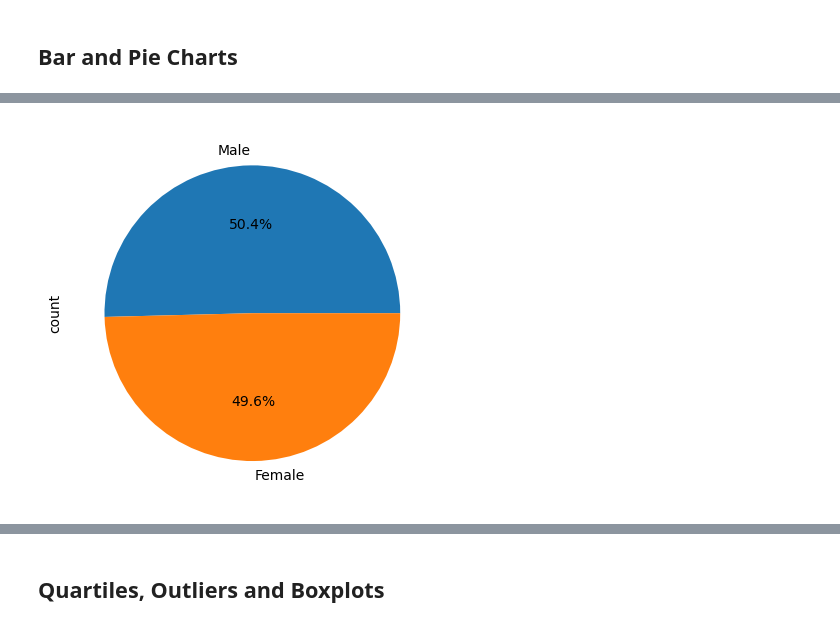
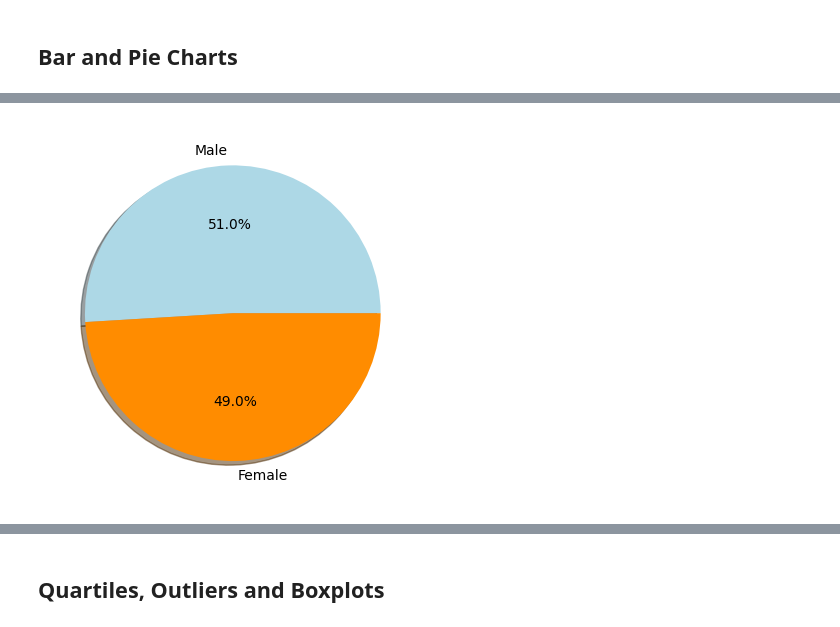
Before and after one commit to lilianag21/Pymaceuticals-Challenge, a Jupyter notebook: Pymaceuticals/pymaceuticals_starter.ipynb, the cells around one changed output, grey strips where cells are left out. Drawn from its saved outputs; the diff is of its cells as text; code cells hidden in the pictures.

```diff
--- a/Pymaceuticals/pymaceuticals_starter.ipynb
+++ b/Pymaceuticals/pymaceuticals_starter.ipynb
@@ -77,7 +84,7 @@ duplicate_mice_df.head(100)
 # Create a clean DataFrame by dropping the duplicate mouse by its ID.
 
 dropped_mouse = 'g989'
-clean_mice = clean_mice[clean_mice['Mouse ID'] != dropped_mouse]
+clean_mice = mice_df[mice_df['Mouse ID'] != dropped_mouse]
 clean_mice.head()
 # %% [output]
 |  | Mouse ID | Timepoint | Tumor Volume (mm3) | Metastatic Sites | Drug Regimen | Sex | Age_months | ... |
@@ -167,9 +198,13 @@ simplified_df.head(100)
 # %%
-# Generate a pie chart, using Pandas, showing the distribution of unique female versus male mice used in the study
+# Generate a pie chart, using pyplot, showing the distribution of unique female versus male mice used in the study
+# Get the unique mice with their gender
+# Make the pie chart
 
-# Get the unique mice with their gender
+gender = clean_mice["Sex"].value_counts()
+colors = ["lightblue", "darkorange"]
 
-
-# Make the pie chart
+plt.pie(gender.values, labels=gender.index, autopct="%1.1f%%",
+        colors=colors, shadow=True)
+plt.show()
 # %% [output]
-[figure, old version]
+[figure, new version]
```
Also changed, not shown: parts of 17 cells of this notebook, 2 other files.
